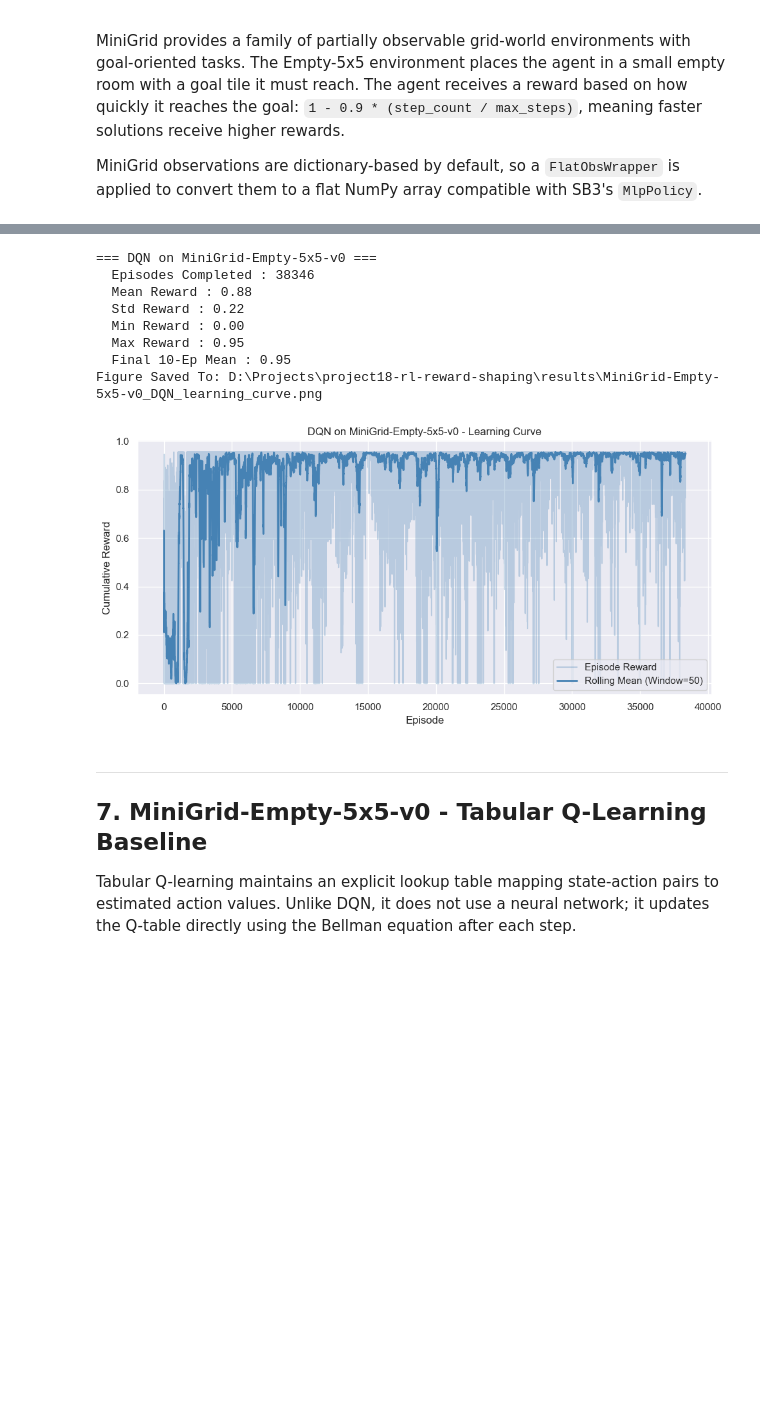
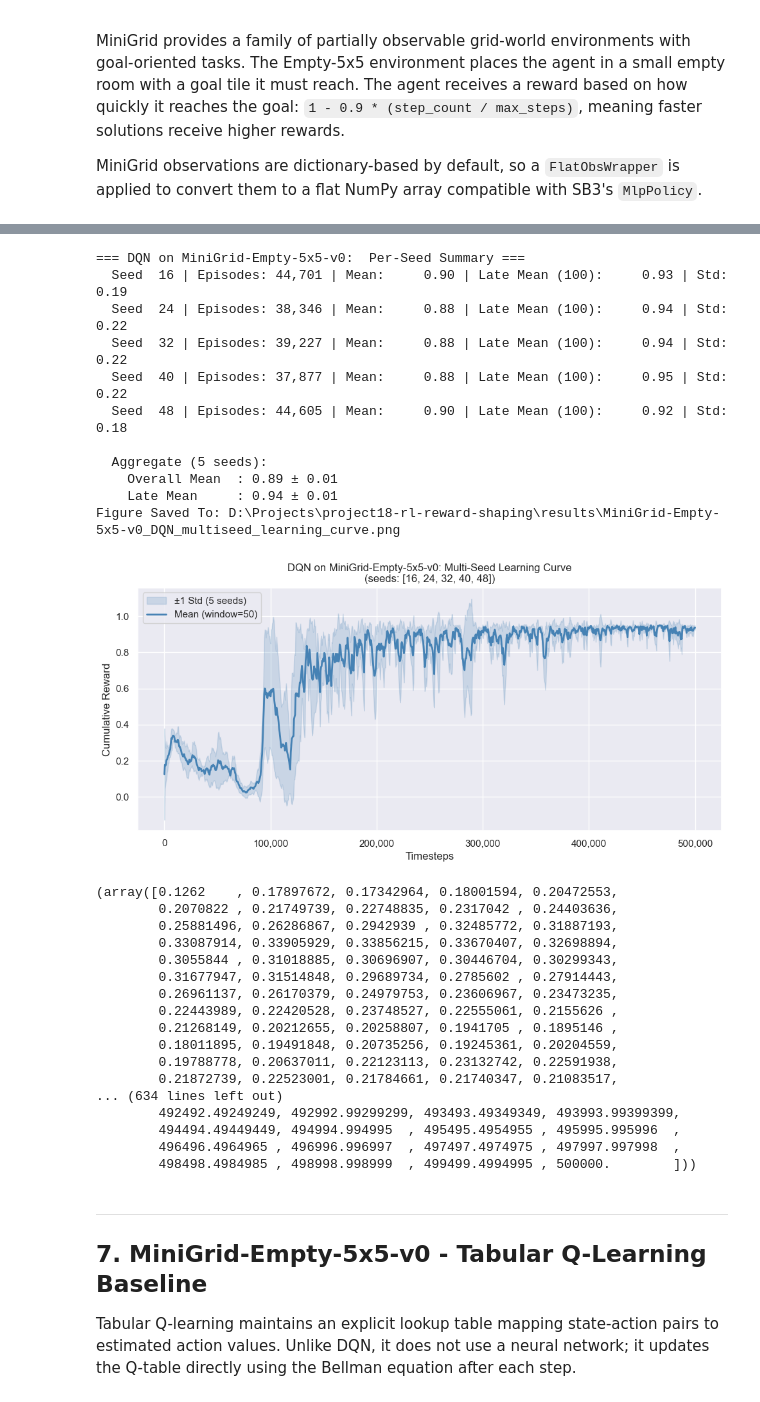
Before and after one commit to toms55/RL-gaming, a Jupyter notebook: notebooks/baseline_rl.ipynb, the cells around one changed output, grey strips where cells are left out. Drawn from its saved outputs; the diff is of its cells as text; code cells hidden in the pictures; blank space fills up the shorter version.

Commit message:
Implement 5-seed multi-seed evaluation across all training conditions; add interpolated mean ± std learning curves and aggregate summaries

```diff
--- a/notebooks/baseline_rl.ipynb
+++ b/notebooks/baseline_rl.ipynb
@@ -104,19 +102,14 @@ Results Directory: D:\Projects\project18-rl-reward-shaping\results
 sns.set_theme(style='darkgrid')
 plt.rcParams['figure.figsize'] = (10, 5)
 
-# Random seed used throughout for reproducibility
-# Change this value to run with a different seed
-SEED = 24
+# Five seeds for statistically robust results (through multi-seed evaluation) per Henderson et al. (2018).
+# Each seed produces its own model file and results CSV.
+SEEDS = [16, 24, 32, 40, 48]
 
-# Set to False to load previously trained models from disk instead of retraining
-# Requires that models have been trained and saved at least once with RETRAIN_MODELS = True
-RETRAIN_MODELS = True
-
-# Training Timesteps
-CARTPOLE_TIMESTEPS = 200_000
-LUNARLANDER_TIMESTEPS = 3_000_000
-MINIGRID_TIMESTEPS = 500_000
-QLEARNING_EPISODES = 2000
+# Set to False to load previously trained models from disk instead of retraining.
+# Per-seed files are checked individually.
+# Partially completed multi-seed runs can be resumed without retraining seeds that already have saved results.
+RETRAIN_MODELS = False
 
 LATE_WINDOW = 100
 ALPHA  = 0.05
@@ -124,6 +117,10 @@ ALPHA  = 0.05
 WINDOW_SHORT = 50
 # Long window shared with convergence logic; smooths the tail on noisy returns
 WINDOW_LONG = 2000
+
+# Number of interpolation points for multi-seed mean curves
+# Higher values produce smoother curves at the cost of minor interpolation artefacts
+CURVE_GRID_POINTS = 1000
 
 # Baseline Model save/load and logpaths
 BASELINE_CARTPOLE_PATH = os.path.join(MODELS_DIRECTORY, 'baseline_cartpole_dqn')
@@ -159,11 +156,18 @@ COMPARISON_SOURCES = [
   ('MiniGrid-Empty-5x5-v0', 'QLearning', None),
 ]
 
+# Training Timesteps
+CARTPOLE_TIMESTEPS = 200_000
+LUNARLANDER_TIMESTEPS = 3_000_000
+MINIGRID_TIMESTEPS = 500_000
+QLEARNING_EPISODES = 2000
+
 # GA Settings
 POPULATION_SIZE = 6 # Reduced for computational feasibility
 GENERATIONS = 50    # Reduced for computational feasibility
 MUTATION_RATE = 0.2
 
 
-print(f'Random Seed: {SEED}')
+print(f'Seeds: {SEEDS}')
+print(f'Retrain Models: {RETRAIN_MODELS}')
 # %% [output]
@@ -481,16 +689,37 @@ Training Complete. Model Saved To: D:\Projects\project18-rl-reward-shaping\model
 # %%
-print_summary(minigrid_dqn_callback.episode_rewards, MINIGRID_ENV_ID, 'DQN')
-plot_learning_curve(minigrid_dqn_callback.episode_rewards, MINIGRID_ENV_ID, 'DQN', window=50)
+print_multiseed_summary(minigrid_dqn_all_rewards, MINIGRID_ENV_ID, 'DQN', SEEDS)
+plot_multiseed_learning_curve(minigrid_dqn_all_rewards, minigrid_dqn_all_lengths,
+                              MINIGRID_ENV_ID, 'DQN', SEEDS)
 # %% [output]
-=== DQN on MiniGrid-Empty-5x5-v0 ===
-  Episodes Completed : 38346
-  Mean Reward : 0.88
-  Std Reward : 0.22
-  Min Reward : 0.00
-  Max Reward : 0.95
-  Final 10-Ep Mean : 0.95
-Figure Saved To: D:\Projects\project18-rl-reward-shaping\results\MiniGrid-Empty-5x5-v0_DQN_learning_curve.png
+=== DQN on MiniGrid-Empty-5x5-v0:  Per-Seed Summary ===
+  Seed  16 | Episodes: 44,701 | Mean:     0.90 | Late Mean (100):     0.93 | Std:    0.19
+  Seed  24 | Episodes: 38,346 | Mean:     0.88 | Late Mean (100):     0.94 | Std:    0.22
+  Seed  32 | Episodes: 39,227 | Mean:     0.88 | Late Mean (100):     0.94 | Std:    0.22
+  Seed  40 | Episodes: 37,877 | Mean:     0.88 | Late Mean (100):     0.95 | Std:    0.22
+  Seed  48 | Episodes: 44,605 | Mean:     0.90 | Late Mean (100):     0.92 | Std:    0.18
+
+  Aggregate (5 seeds):
+    Overall Mean  : 0.89 ± 0.01
+    Late Mean     : 0.94 ± 0.01
+Figure Saved To: D:\Projects\project18-rl-reward-shaping\results\MiniGrid-Empty-5x5-v0_DQN_multiseed_learning_curve.png
-[figure, old version]
+[figure, new version]
+(array([0.1262    , 0.17897672, 0.17342964, 0.18001594, 0.20472553,
+        0.2070822 , 0.21749739, 0.22748835, 0.2317042 , 0.24403636,
+        0.25881496, 0.26286867, 0.2942939 , 0.32485772, 0.31887193,
+        0.33087914, 0.33905929, 0.33856215, 0.33670407, 0.32698894,
+        0.3055844 , 0.31018885, 0.30696907, 0.30446704, 0.30299343,
+        0.31677947, 0.31514848, 0.29689734, 0.2785602 , 0.27914443,
+        0.26961137, 0.26170379, 0.24979753, 0.23606967, 0.23473235,
+        0.22443989, 0.22420528, 0.23748527, 0.22555061, 0.2155626 ,
+        0.21268149, 0.20212655, 0.20258807, 0.1941705 , 0.1895146 ,
+        0.18011895, 0.19491848, 0.20735256, 0.19245361, 0.20204559,
+        0.19788778, 0.20637011, 0.22123113, 0.23132742, 0.22591938,
+        0.21872739, 0.22523001, 0.21784661, 0.21740347, 0.21083517,
+... (634 lines left out)
+        492492.49249249, 492992.99299299, 493493.49349349, 493993.99399399,
+        494494.49449449, 494994.994995  , 495495.4954955 , 495995.995996  ,
+        496496.4964965 , 496996.996997  , 497497.4974975 , 497997.997998  ,
+        498498.4984985 , 498998.998999  , 499499.4994995 , 500000.        ]))
 # %% [markdown]
 ---
 ## **7. MiniGrid-Empty-5x5-v0 - Tabular Q-Learning Baseline**
```
Also changed, not shown: parts of 40 cells of this notebook, 38 other files.
